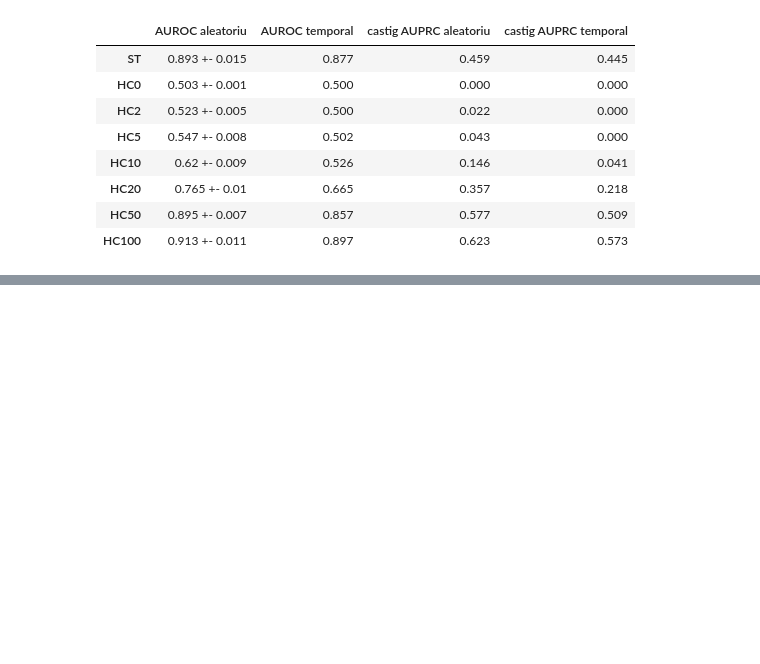
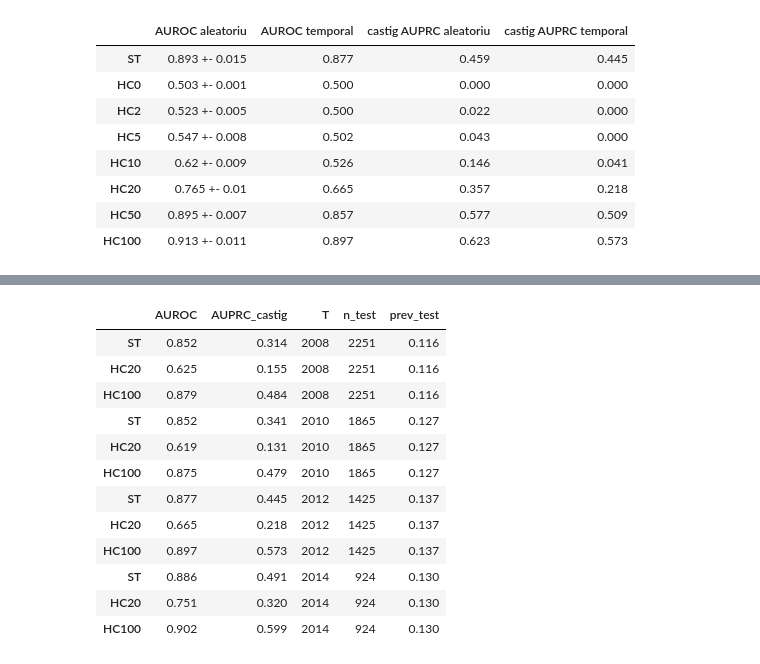
Before and after one commit to AioaneClaudia/Predic-ia-rezisten-ei-la-antibiotice-din-genom, a Jupyter notebook: notebooks/02_poc_linie.ipynb, the cells around one changed output, grey strips where cells are left out. Saved outputs shown, nothing was run; the diff lists cells and outputs as text; code cells hidden in the pictures; blank space fills up the shorter version.

```diff
--- a/notebooks/02_poc_linie.ipynb
+++ b/notebooks/02_poc_linie.ipynb
@@ -99,0 +148,23 @@ tabel
+# %%
+#mai multe puncte de taiere T
+rez_T = []
+for T in [2008, 2010, 2012, 2014]:
+    tr, te = split_temporal(df, T)
+    r = evalueaza(tr, te).loc[["ST", "HC20", "HC100"]].copy()
+    r["T"], r["n_test"], r["prev_test"] = T, len(te), te["y"].mean()
+    rez_T.append(r)
+pd.concat(rez_T).round(3)
+# %% [output]
+|  | AUROC | AUPRC_castig | T | n_test | prev_test |
+| ST | 0.852 | 0.314 | 2008 | 2251 | 0.116 |
+| HC20 | 0.625 | 0.155 | 2008 | 2251 | 0.116 |
+| HC100 | 0.879 | 0.484 | 2008 | 2251 | 0.116 |
+| ST | 0.852 | 0.341 | 2010 | 1865 | 0.127 |
+| HC20 | 0.619 | 0.131 | 2010 | 1865 | 0.127 |
+| HC100 | 0.875 | 0.479 | 2010 | 1865 | 0.127 |
+| ST | 0.877 | 0.445 | 2012 | 1425 | 0.137 |
+| HC20 | 0.665 | 0.218 | 2012 | 1425 | 0.137 |
+| HC100 | 0.897 | 0.573 | 2012 | 1425 | 0.137 |
+| ST | 0.886 | 0.491 | 2014 | 924 | 0.130 |
+| HC20 | 0.751 | 0.320 | 2014 | 924 | 0.130 |
+| HC100 | 0.902 | 0.599 | 2014 | 924 | 0.130 |
```
Also changed, not shown: parts of 3 cells of this notebook.
